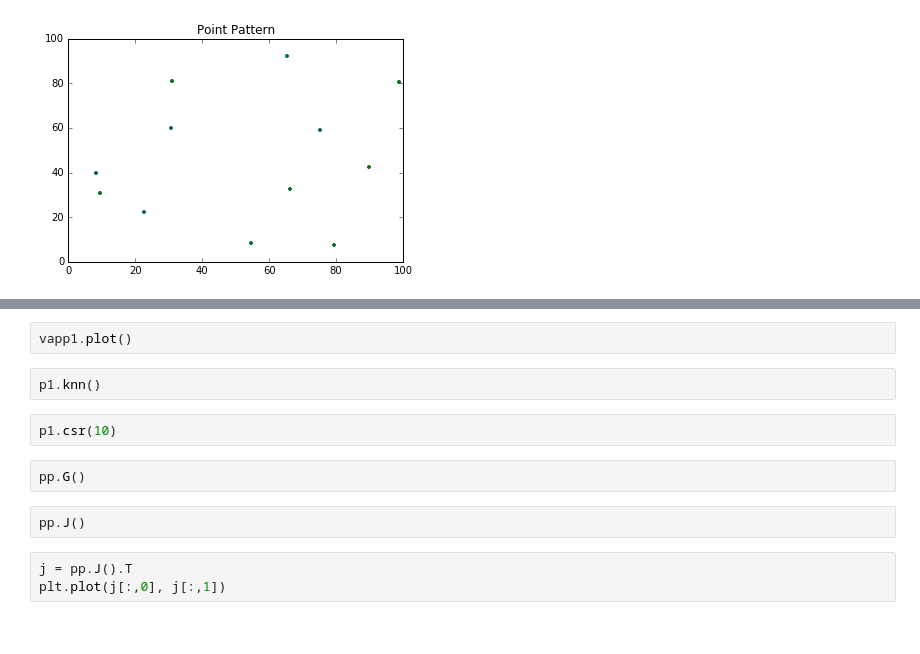
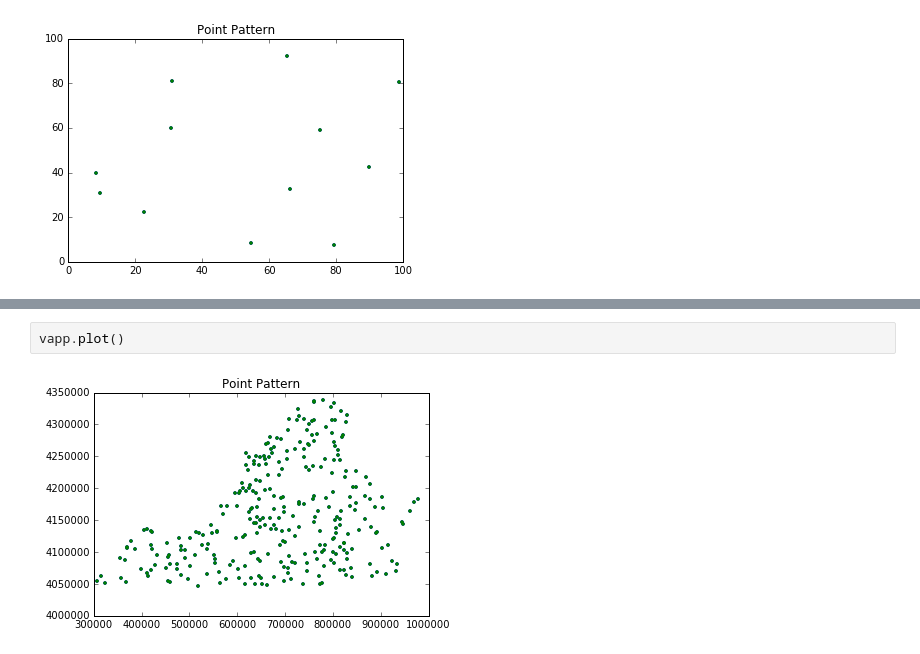
Before and after one commit to pysal/pointpats, a Jupyter notebook: pointpattern.ipynb, the cells around one changed output, grey strips where cells are left out. Cells and saved outputs as stored; diff of their text form.

```diff
--- a/pointpattern.ipynb
+++ b/pointpattern.ipynb
@@ -69,13 +64,4 @@ vapp1.plot()
 # %%
-vapp1.plot()
+vapp.plot()
+# %% [output]
+[figure, added]
-# %%
-p1.knn()
-# %%
-p1.csr(10)
-# %%
-pp.G()
-# %%
-pp.J()
-# %%
-j = pp.J().T
-plt.plot(j[:,0], j[:,1])
```
Also changed, not shown: parts of 22 cells of this notebook, 2 other files.
